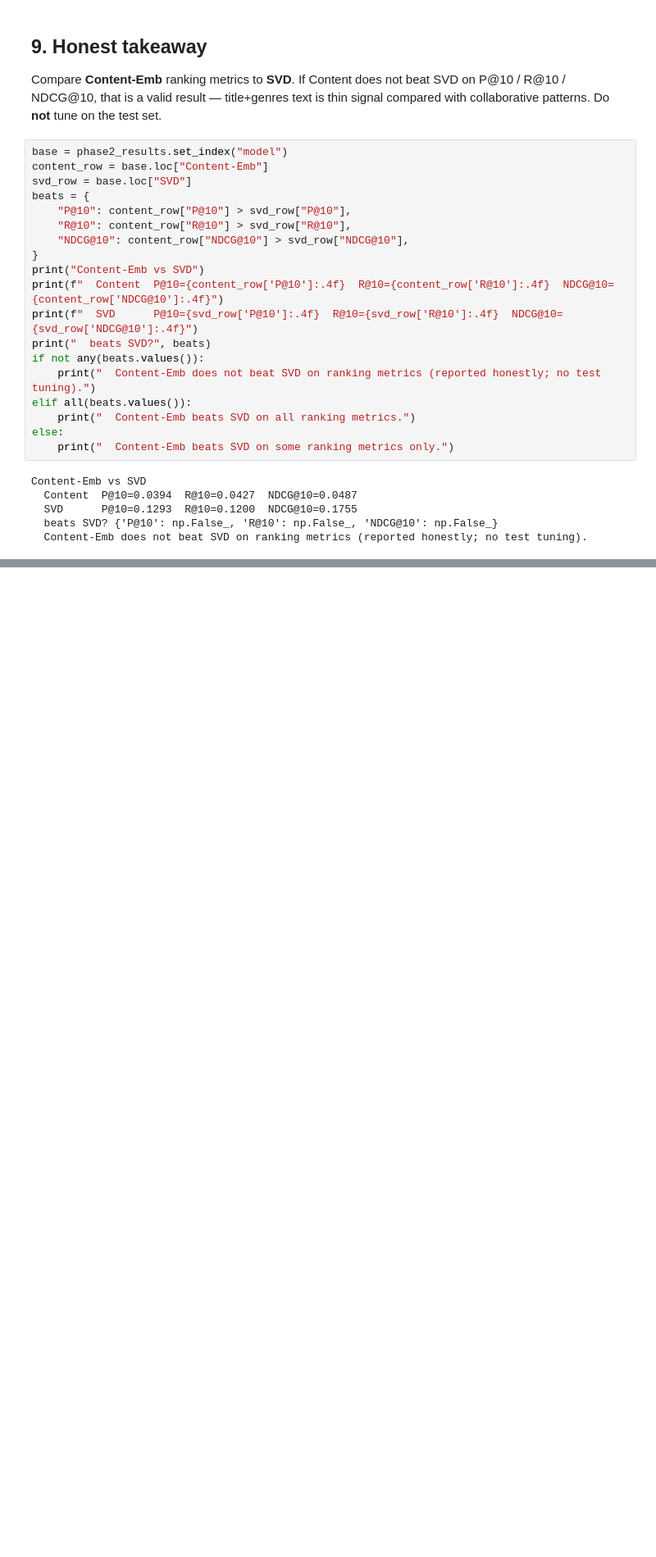
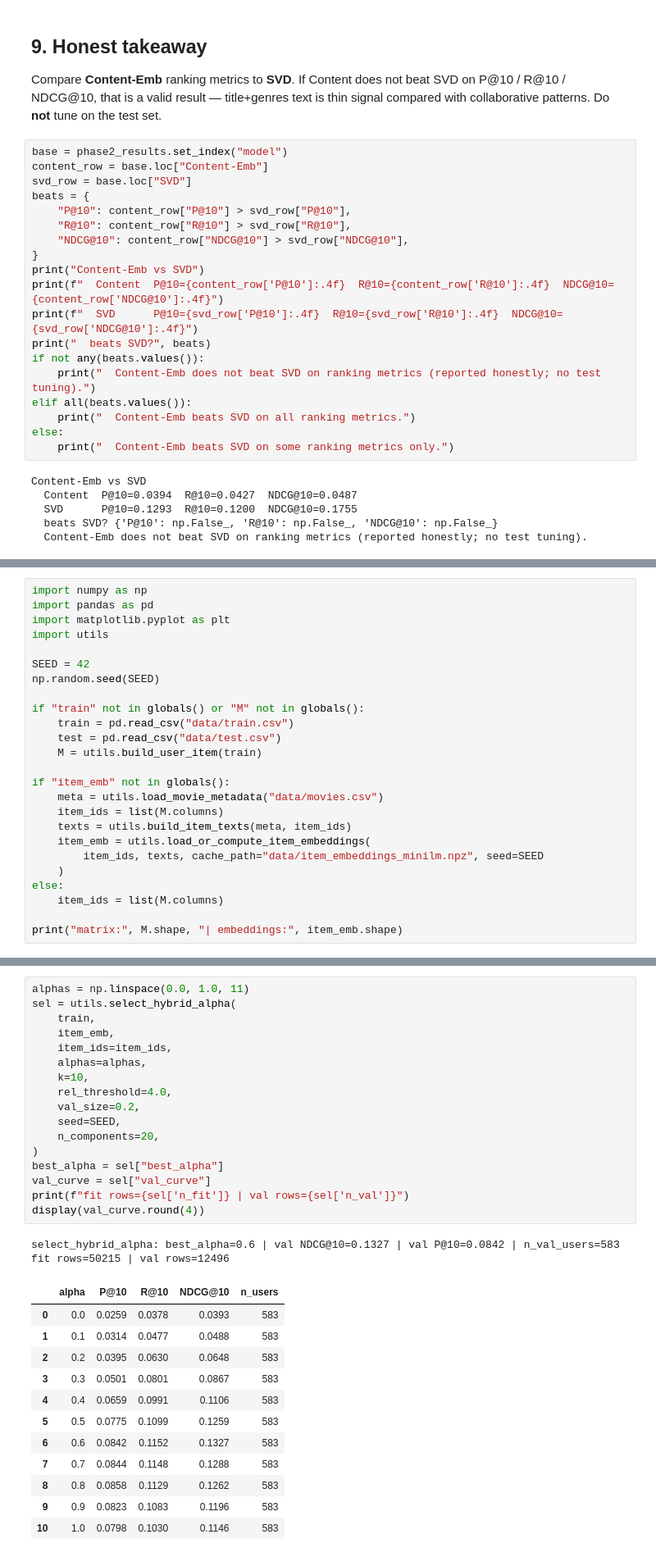
Before and after one commit to prerak2005/ML_PROJECTS, a Jupyter notebook: Recommendation_Systems/movie_recommendation/04_advanced_models.ipynb, the cells around one changed output, grey strips where cells are left out. Shown at 82% size. Drawn from its saved outputs; the diff is of its cells as text; blank space fills up the shorter version.

Commit message:
Movie Rec: Phase 4 Done

```diff
--- a/Recommendation_Systems/movie_recommendation/04_advanced_models.ipynb
+++ b/Recommendation_Systems/movie_recommendation/04_advanced_models.ipynb
@@ -270,0 +281,25 @@ Content-Emb vs SVD
+# %%
+import numpy as np
+import pandas as pd
+import matplotlib.pyplot as plt
+import utils
+
+SEED = 42
+np.random.seed(SEED)
+
+if "train" not in globals() or "M" not in globals():
+    train = pd.read_csv("data/train.csv")
+    test = pd.read_csv("data/test.csv")
+    M = utils.build_user_item(train)
+
+if "item_emb" not in globals():
+    meta = utils.load_movie_metadata("data/movies.csv")
+    item_ids = list(M.columns)
+    texts = utils.build_item_texts(meta, item_ids)
+    item_emb = utils.load_or_compute_item_embeddings(
+        item_ids, texts, cache_path="data/item_embeddings_minilm.npz", seed=SEED
+    )
+else:
+    item_ids = list(M.columns)
+
+print("matrix:", M.shape, "| embeddings:", item_emb.shape)
@@ -270,0 +310,32 @@ Content-Emb vs SVD
+# %%
+alphas = np.linspace(0.0, 1.0, 11)
+sel = utils.select_hybrid_alpha(
+    train,
+    item_emb,
+    item_ids=item_ids,
+    alphas=alphas,
+    k=10,
+    rel_threshold=4.0,
+    val_size=0.2,
+    seed=SEED,
+    n_components=20,
+)
+best_alpha = sel["best_alpha"]
+val_curve = sel["val_curve"]
+print(f"fit rows={sel['n_fit']} | val rows={sel['n_val']}")
+display(val_curve.round(4))
+# %% [output]
+select_hybrid_alpha: best_alpha=0.6 | val NDCG@10=0.1327 | val P@10=0.0842 | n_val_users=583
+fit rows=50215 | val rows=12496
+|  | alpha | P@10 | R@10 | NDCG@10 | n_users |
+| 0 | 0.0 | 0.0259 | 0.0378 | 0.0393 | 583 |
+| 1 | 0.1 | 0.0314 | 0.0477 | 0.0488 | 583 |
+| 2 | 0.2 | 0.0395 | 0.0630 | 0.0648 | 583 |
+| 3 | 0.3 | 0.0501 | 0.0801 | 0.0867 | 583 |
+| 4 | 0.4 | 0.0659 | 0.0991 | 0.1106 | 583 |
+| 5 | 0.5 | 0.0775 | 0.1099 | 0.1259 | 583 |
+| 6 | 0.6 | 0.0842 | 0.1152 | 0.1327 | 583 |
+| 7 | 0.7 | 0.0844 | 0.1148 | 0.1288 | 583 |
+| 8 | 0.8 | 0.0858 | 0.1129 | 0.1262 | 583 |
+| 9 | 0.9 | 0.0823 | 0.1083 | 0.1196 | 583 |
+| 10 | 1.0 | 0.0798 | 0.1030 | 0.1146 | 583 |
```
Also changed, not shown: parts of 9 cells of this notebook, 1 other file.
